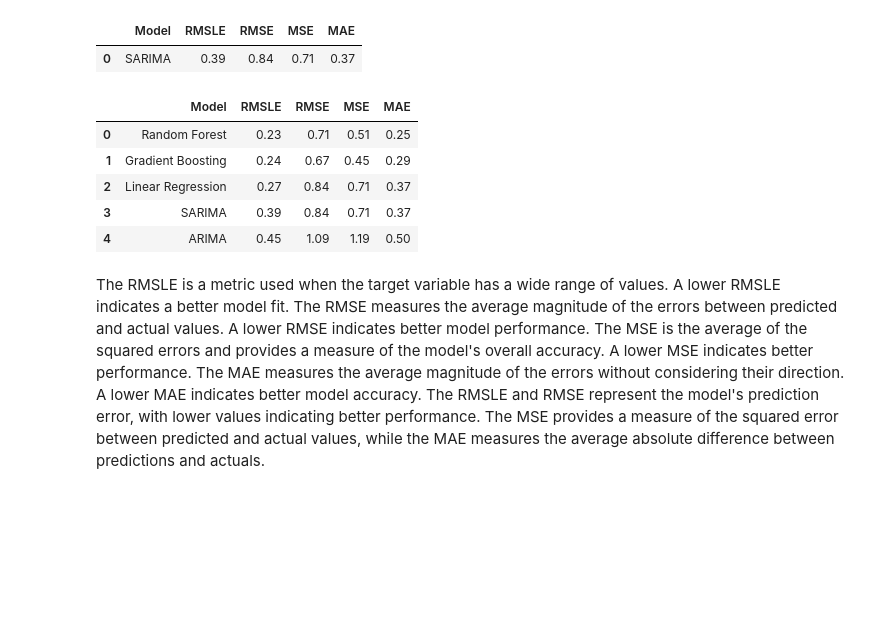
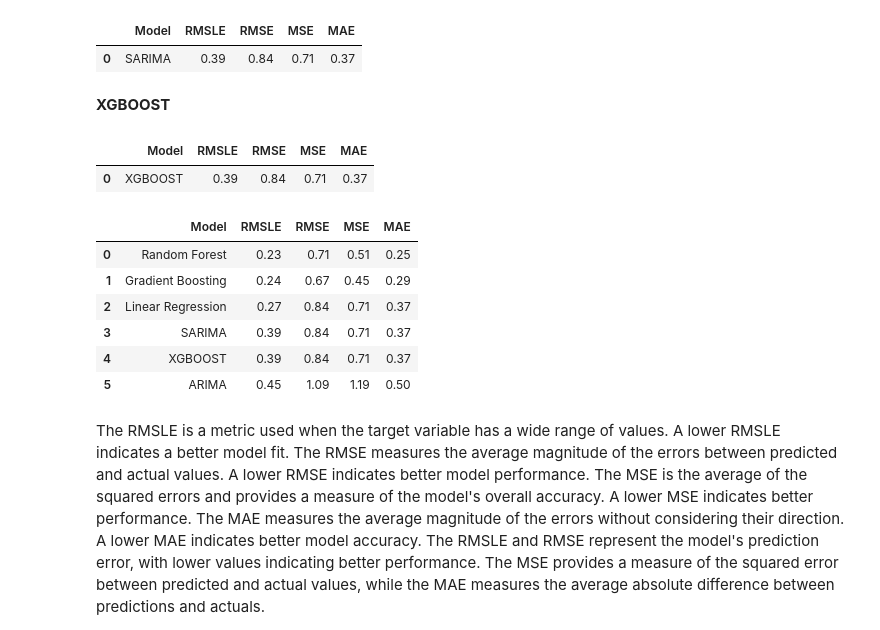
Before and after one commit to Shanis185/favorita-sales-forecasting, a Jupyter notebook: Time Series Forecasting.ipynb, the cells around one changed output. Drawn from its saved outputs; the diff is of its cells as text; code cells hidden in the pictures; blank space fills up the shorter version.

```diff
--- a/Time Series Forecasting.ipynb
+++ b/Time Series Forecasting.ipynb
@@ -910,29 +911,60 @@ results_sarima
 # %% [output]
 |  | Model | RMSLE | RMSE | MSE | MAE |
 | 0 | SARIMA | 0.39 | 0.84 | 0.71 | 0.37 |
+# %% [markdown]
+**XGBOOST**
+# %%
+
+
+# Create the model
+xg_reg = xgb.XGBRegressor(objective ='reg:squarederror', n_estimators =100, learning_rate=0.1)
+
+# Fit the model
+xg_reg.fit(X_train, y_train)
+
+# Predict on training set (or on test set if available)
+y_pred = xg_reg.predict(X_train)
+
+# Evaluate
+xgboost_mse = mean_squared_error(y_eval, sarima_predictions)
+xgboost_rmse = np.sqrt(sarima_mse)
+xgboost_mae = mean_absolute_error(y_eval, sarima_predictions)
+xgboost_rmsle = np.sqrt(mean_squared_error(np.log1p(y_eval), np.log1p(sarima_predictions)))
+
+results_xgboost = pd.DataFrame({'Model': ['XGBOOST'],
+                                'RMSLE': [xgboost_rmsle],
+                                'RMSE': [xgboost_rmse],
+                                'MSE': [xgboost_mse],
+                                'MAE': [xgboost_mae]}).round(2)
+results_xgboost
+# %% [output]
+|  | Model | RMSLE | RMSE | MSE | MAE |
+| 0 | XGBOOST | 0.39 | 0.84 | 0.71 | 0.37 |
 # %%
 # Append all results to the results dataframe
 results_df = pd.concat([results_df, results_lr], ignore_index=True)
 results_df = pd.concat([results_df, results_rf], ignore_index=True)
 results_df = pd.concat([results_df, results_gb], ignore_index=True)
 results_df = pd.concat([results_df, results_arima], ignore_index=True)
 results_df = pd.concat([results_df, results_sarima], ignore_index=True)
+results_df = pd.concat([results_df, results_xgboost],ignore_index=True)
 
 # Sort the results_df based on RMSE in ascending order
 results_df = results_df.sort_values(by='RMSLE', ascending=True)
 
 # Reset the index of the DataFrame
 results_df = results_df.reset_index(drop=True)
 
 # Print the Final Results dataframe
-results_df
+results_df.drop_duplicates()
 # %% [output]
 |  | Model | RMSLE | RMSE | MSE | MAE |
 | 0 | Random Forest | 0.23 | 0.71 | 0.51 | 0.25 |
 | 1 | Gradient Boosting | 0.24 | 0.67 | 0.45 | 0.29 |
 | 2 | Linear Regression | 0.27 | 0.84 | 0.71 | 0.37 |
 | 3 | SARIMA | 0.39 | 0.84 | 0.71 | 0.37 |
-| 4 | ARIMA | 0.45 | 1.09 | 1.19 | 0.50 |
+| 4 | XGBOOST | 0.39 | 0.84 | 0.71 | 0.37 |
+| 5 | ARIMA | 0.45 | 1.09 | 1.19 | 0.50 |
 # %% [markdown]
 The RMSLE is a metric used when the target variable has a wide range of values. A lower RMSLE indicates a better model fit.
 The RMSE measures the average magnitude of the errors between predicted and actual values. A lower RMSE indicates better model performance.
```
Also changed, not shown: parts of 1 cell of this notebook.
